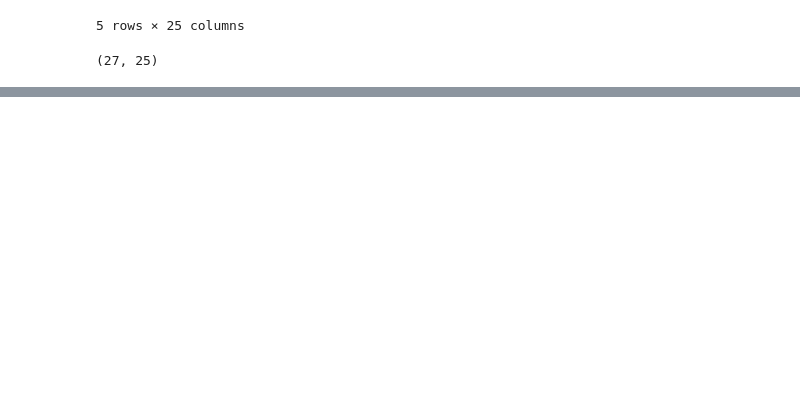
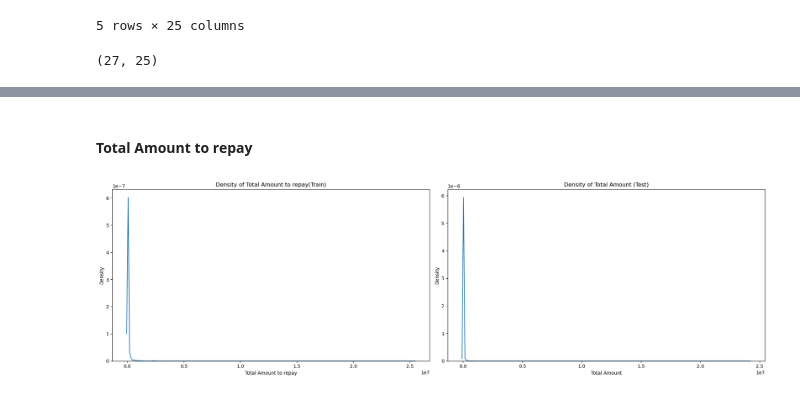
Before and after one commit to QuantBender/African-Credit-Scoring-Challenge, a Jupyter notebook: Notebooks/EDA.ipynb, the cells around one changed output, grey strips where cells are left out. Drawn from its saved outputs; the diff is of its cells as text; code cells hidden in the pictures; blank space fills up the shorter version.

```diff
--- a/Notebooks/EDA.ipynb
+++ b/Notebooks/EDA.ipynb
@@ -80,0 +333,20 @@ display("Train", train.head(), train.shape, "Test", test.head(), test.shape, "Ec
+# %% [markdown]
+#### Total Amount to repay
+# %%
+# Create subplots
+fig, (ax1, ax2) = plt.subplots(1, 2, figsize=(20, 6))
+
+# Create a boxplot for Total_Amount in the train dataset
+sns.kdeplot(x=train['Total_Amount_to_Repay'], ax=ax1)
+ax1.set_xlabel('Total Amount to repay')
+ax1.set_title('Density of Total Amount to repay(Train)')
+
+# Create a boxplot for Total_Amount in the test dataset
+sns.kdeplot(x=test['Total_Amount_to_Repay'], ax=ax2)
+ax2.set_xlabel('Total Amount')
+ax2.set_title('Density of Total Amount (Test)')
+
+plt.tight_layout()
+plt.show()
+# %% [output]
+[figure, added]
```
Also changed, not shown: parts of 93 cells of this notebook, 1 other file.
